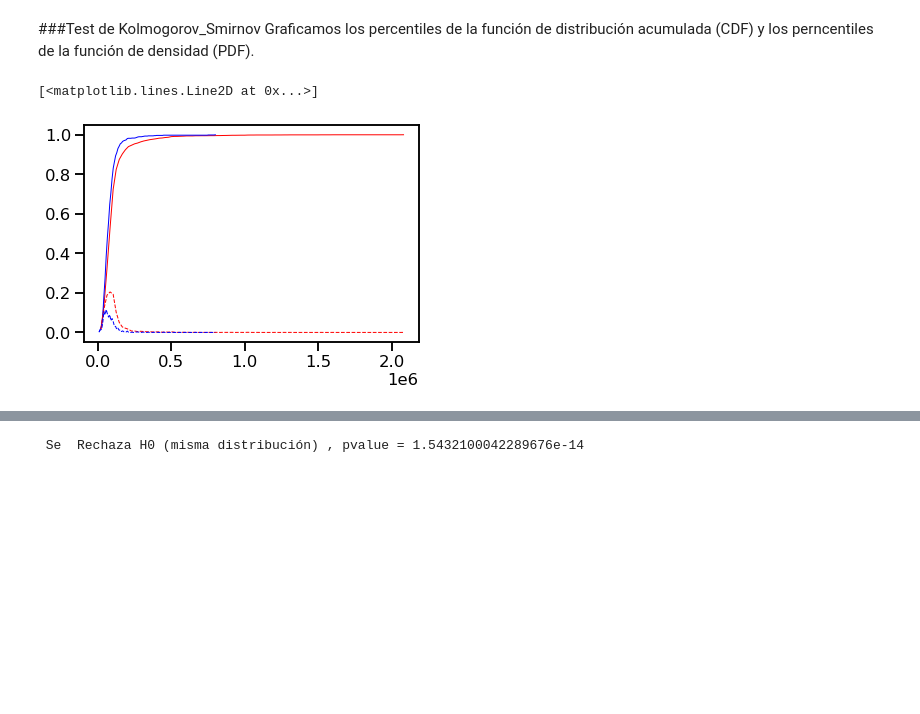
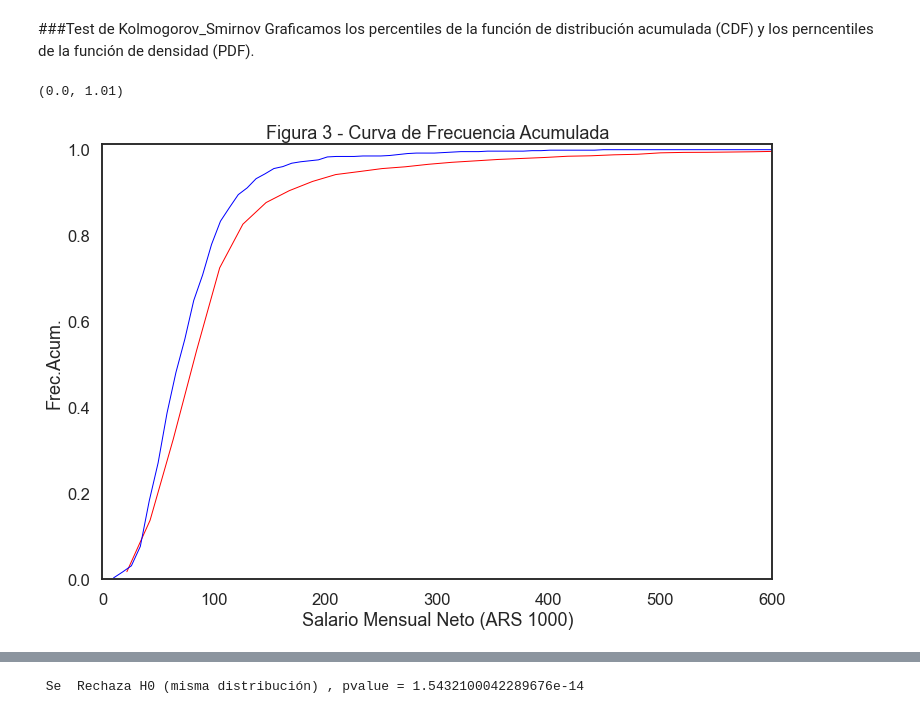
Before and after one commit to cgoviedo/Diplodatos, a Jupyter notebook: analisis_visualizacion/Entregable_Parte_2_Ejercicio_3.ipynb, the cells around one changed output, grey strips where cells are left out. Cells and saved outputs as stored; diff of their text form; code cells hidden in the pictures; blank space fills up the shorter version.

```diff
--- a/analisis_visualizacion/Entregable_Parte_2_Ejercicio_3.ipynb
+++ b/analisis_visualizacion/Entregable_Parte_2_Ejercicio_3.ipynb
@@ -251,20 +308,22 @@ Tomando un nivel de significancia del 5% se rechaza H0.
 ###Test de Kolmogorov_Smirnov
 Graficamos los percentiles de la función de distribución acumulada (CDF) y los perncentiles de la función de densidad (PDF).
 # %%
-countA, bins_countA = np.histogram(groupA, bins=100)
-countB, bins_countB = np.histogram(groupB, bins=100)
+countA, bins_countA = np.histogram(groupA/1000, bins=100)
+countB, bins_countB = np.histogram(groupB/1000, bins=100)
 
 pdfA = countA / sum(countA)
 pdfB = countB / sum(countB)
 
 cdfA = np.cumsum(pdfA)
 cdfB = np.cumsum(pdfB)
-
+plt.figure(figsize=(12,8))
 plt.plot(bins_countA[1:], cdfA, label="CDF" , color="red" , linewidth="1")
 plt.plot(bins_countB[1:], cdfB, label="CDF" , color="blue" , linewidth="1")
-
-plt.plot(bins_countA[1:], pdfA, color="red", label="PDF", linestyle="dashed" , linewidth="1")
-plt.plot(bins_countB[1:], pdfB, color="blue", label="PDF", linestyle="dashed" , linewidth="1")
+plt.title("Figura 3 - Curva de Frecuencia Acumulada")
+plt.xlabel("Salario Mensual Neto (ARS 1000)")
+plt.ylabel("Frec.Acum.")
+plt.xlim(0,6e2)
+plt.ylim(0,1.01)
 # %% [output]
-[<matplotlib.lines.Line2D at 0x...>]
+(0.0, 1.01)
-[figure, old version]
+[figure, new version]
```
Also changed, not shown: parts of 8 cells of this notebook.
